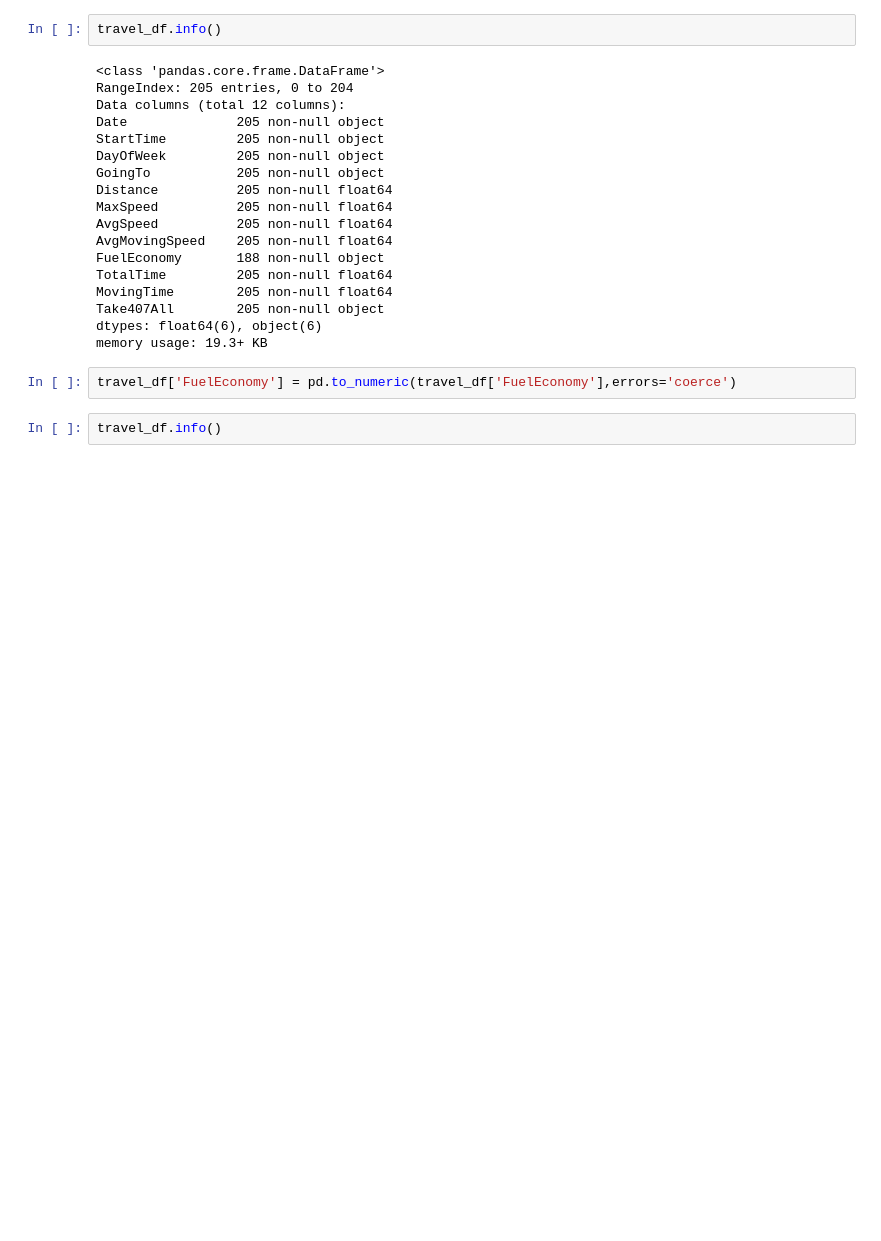
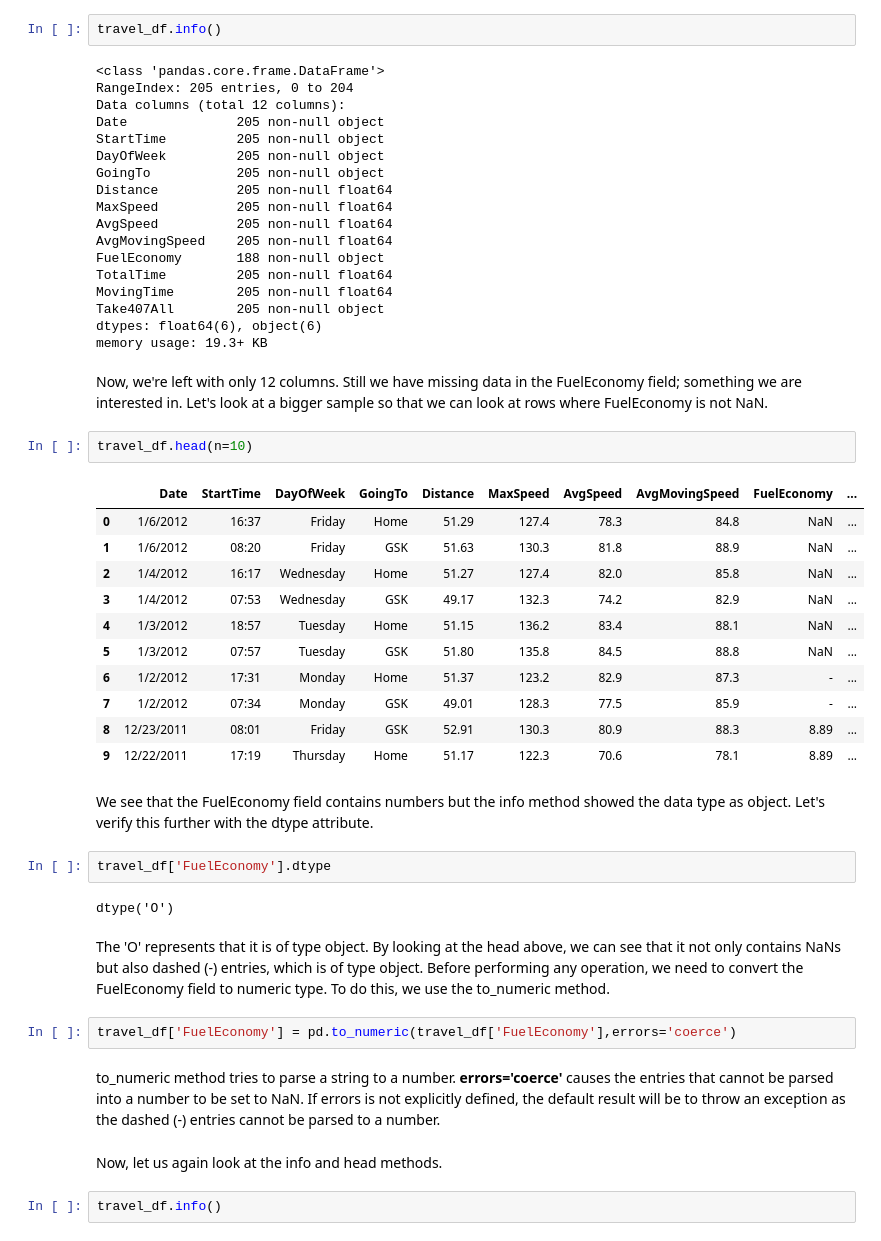
Before and after one commit to bajracharya-kshitij/pandas, a Jupyter notebook: DataFrame.ipynb, the cells around one changed output. Saved outputs shown, nothing was run; the diff lists cells and outputs as text; blank space fills up the shorter version.

```diff
--- a/DataFrame.ipynb
+++ b/DataFrame.ipynb
@@ -358,8 +369,36 @@ MovingTime        205 non-null float64
 Take407All        205 non-null object
 dtypes: float64(6), object(6)
 memory usage: 19.3+ KB
+# %% [markdown]
+Now, we're left with only 12 columns. Still we have missing data in the FuelEconomy field; something we are interested in. Let's look at a bigger sample so that we can look at rows where FuelEconomy is not NaN.
+# %%
+travel_df.head(n=10)
+# %% [output]
+|  | Date | StartTime | DayOfWeek | GoingTo | Distance | MaxSpeed | AvgSpeed | AvgMovingSpeed | FuelEconomy | ... |
+| 0 | 1/6/2012 | 16:37 | Friday | Home | 51.29 | 127.4 | 78.3 | 84.8 | NaN | ... |
+| 1 | 1/6/2012 | 08:20 | Friday | GSK | 51.63 | 130.3 | 81.8 | 88.9 | NaN | ... |
+| 2 | 1/4/2012 | 16:17 | Wednesday | Home | 51.27 | 127.4 | 82.0 | 85.8 | NaN | ... |
+| 3 | 1/4/2012 | 07:53 | Wednesday | GSK | 49.17 | 132.3 | 74.2 | 82.9 | NaN | ... |
+| 4 | 1/3/2012 | 18:57 | Tuesday | Home | 51.15 | 136.2 | 83.4 | 88.1 | NaN | ... |
+| 5 | 1/3/2012 | 07:57 | Tuesday | GSK | 51.80 | 135.8 | 84.5 | 88.8 | NaN | ... |
+| 6 | 1/2/2012 | 17:31 | Monday | Home | 51.37 | 123.2 | 82.9 | 87.3 | - | ... |
+| 7 | 1/2/2012 | 07:34 | Monday | GSK | 49.01 | 128.3 | 77.5 | 85.9 | - | ... |
+| 8 | 12/23/2011 | 08:01 | Friday | GSK | 52.91 | 130.3 | 80.9 | 88.3 | 8.89 | ... |
+| 9 | 12/22/2011 | 17:19 | Thursday | Home | 51.17 | 122.3 | 70.6 | 78.1 | 8.89 | ... |
+# %% [markdown]
+We see that the FuelEconomy field contains numbers but the info method showed the data type as object. Let's verify this further with the dtype attribute.
+# %%
+travel_df['FuelEconomy'].dtype
+# %% [output]
+dtype('O')
+# %% [markdown]
+The 'O' represents that it is of type object. By looking at the head above, we can see that it not only contains NaNs but also dashed (-) entries, which is of type object. Before performing any operation, we need to convert the FuelEconomy field to numeric type. To do this, we use the to_numeric method.
 # %%
 travel_df['FuelEconomy'] = pd.to_numeric(travel_df['FuelEconomy'],errors='coerce')
+# %% [markdown]
+to_numeric method tries to parse a string to a number. **errors='coerce'** causes the entries that cannot be parsed into a number to be set to NaN. If errors is not explicitly defined, the default result will be to throw an exception as the dashed (-) entries cannot be parsed to a number.
+# %% [markdown]
+Now, let us again look at the info and head methods.
 # %%
 travel_df.info()
 # %% [output]
```
Also changed, not shown: parts of 58 cells of this notebook.
